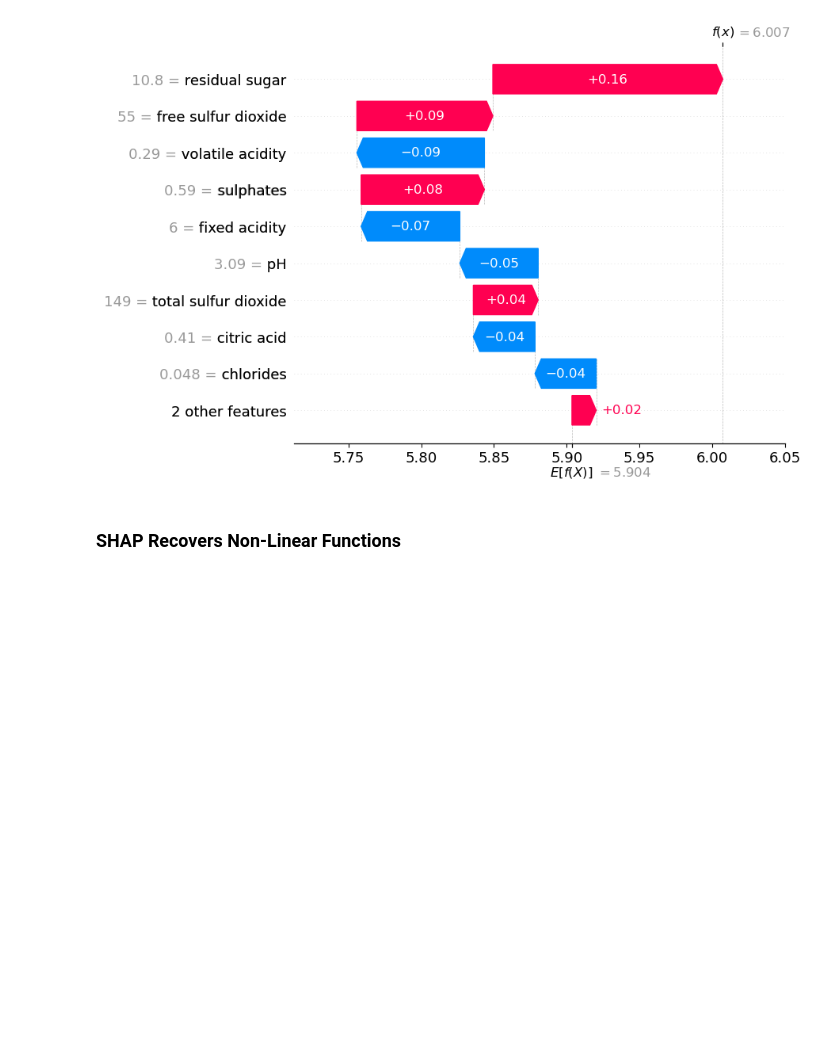
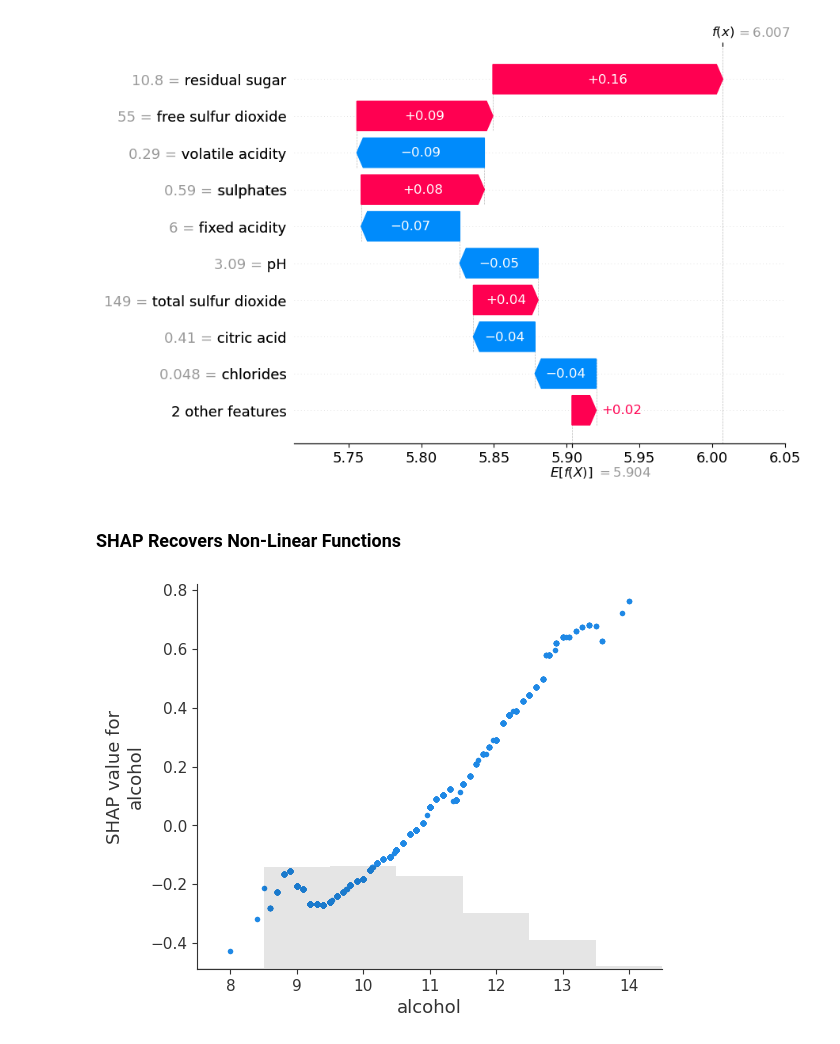
Before and after one commit to joakor89/Interpreting-ML-Models-with-SHAP, a Jupyter notebook: chap_09/VAM.ipynb, the cells around one changed output. Saved outputs shown, nothing was run; the diff lists cells and outputs as text; code cells hidden in the pictures; blank space fills up the shorter version.

Commit message:
Interpreting GAM & SHAP

```diff
--- a/chap_09/VAM.ipynb
+++ b/chap_09/VAM.ipynb
@@ -82,3 +82,8 @@ shap.plots.waterfall(shap_values[0], max_display=10)
 [figure]
 # %% [markdown]
 ### SHAP Recovers Non-Linear Functions
+# %%
+shap.plots.scatter(shap_values[:, "alcohol"])
+plt.show()
+# %% [output]
+[figure, added]
```
Also changed, not shown: parts of 3 cells of this notebook.
